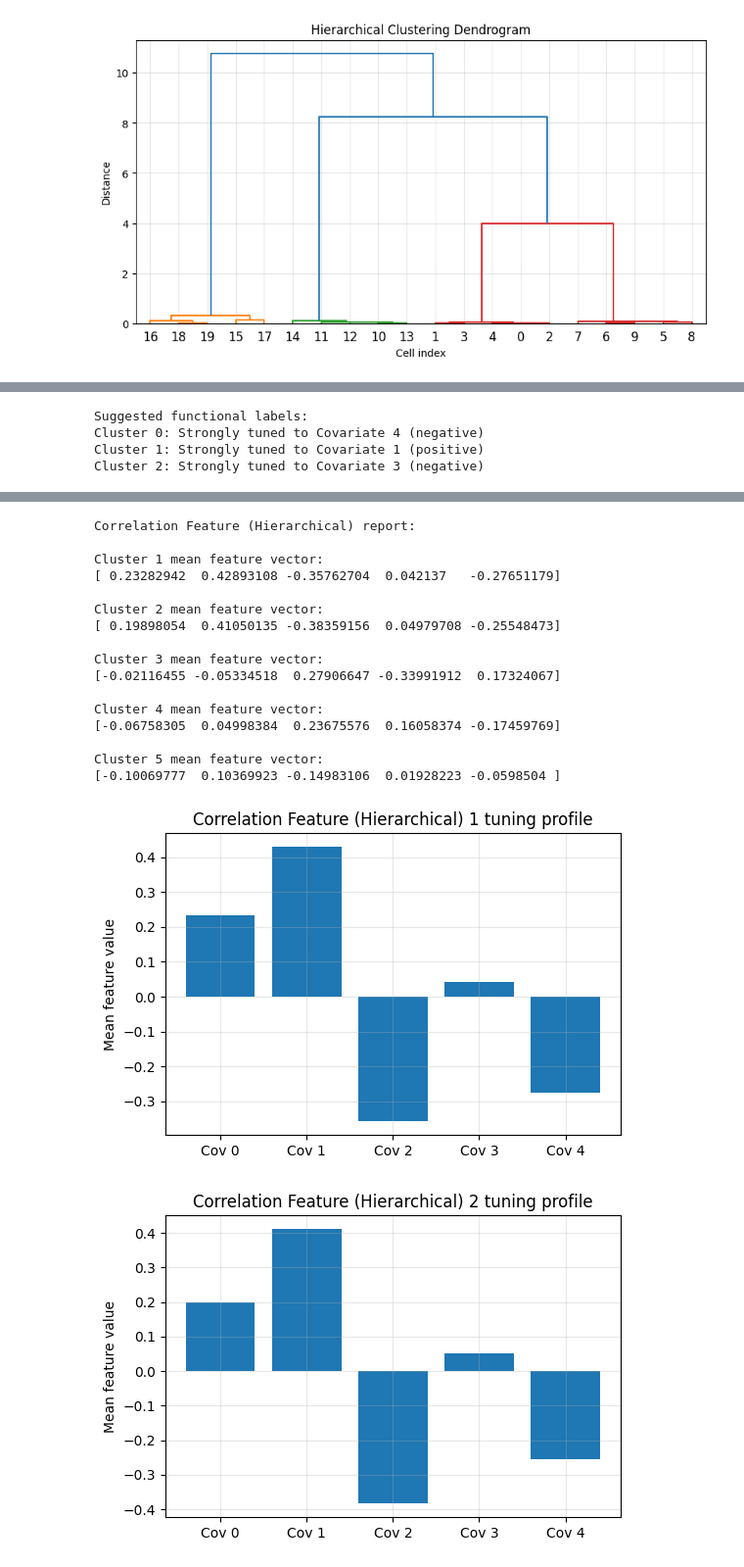
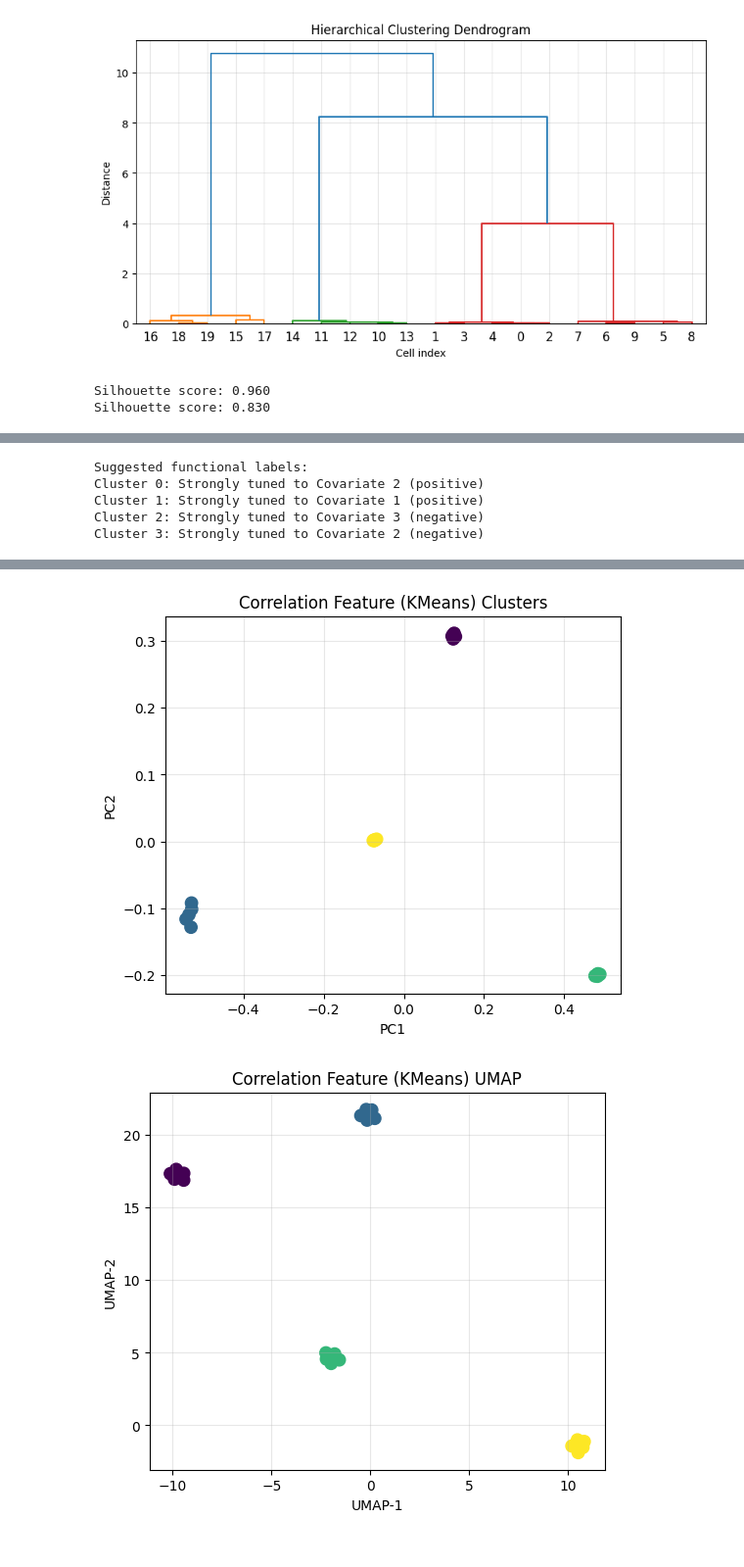
Before and after one commit to shtem/BIOL61230_poisson_neural_net, a Jupyter notebook: data_playbook.ipynb, the cells around one changed output, grey strips where cells are left out. Shown at 98% size. Drawn from its saved outputs; the diff is of its cells as text; code cells hidden in the pictures.

Commit message:
Analsysis so far - clusters represent different test subjects, no useful information based on the simulated data yet

```diff
--- a/data_playbook.ipynb
+++ b/data_playbook.ipynb
@@ -274,6 +291,7 @@ plot_covariates_and_spikes(X, Y, cell_ids, cell_idx=10, trial_idx=10)
 # • 	still see whether some cells respond more strongly to tilt, passive motion, etc.
 # • 	preview of what I'll do with the real dataset later
 
+
 # feature 1 - correlated with each covariate
 def extract_corr_features(X, Y, cell_ids):
     features = []
@@ -281,13 +299,16 @@ def extract_corr_features(X, Y, cell_ids):
         idx = np.where(cell_ids == cell)[0]
         y_cell = Y[idx]
         x_cell = X[:, idx]
-        print(f"Cell {cell}, with index={idx}: x_cell shape {x_cell.shape}, y_cell shape {y_cell.shape}")
+        print(
+            f"Cell {cell}, with index={idx}: x_cell shape {x_cell.shape}, y_cell shape {y_cell.shape}"
+        )
 
         # correlation of each covariate with spike train
-        corr = [np.corrcoef(x_cell[i], y_cell)[0,1] for i in range(X.shape[0])]
+        corr = [np.corrcoef(x_cell[i], y_cell)[0, 1] for i in range(X.shape[0])]
         features.append(corr)
 
     return np.array(features)
+
 
 # feature 2 - poisson GLM weights
 def extract_glm_features(X, Y, cell_ids):
@@ -384,6 +472,7 @@ def suggest_labels(cluster_summaries):
 # %%
-def cluster_report(features, labels, title_prefix="Cluster"):
+def cluster_report(features, labels, cell_ids, title_prefix="Cluster"):
     print(f"\n{title_prefix} report:")
+    cell_cluster_map = print_cluster_membership(labels, cell_ids)
     summaries = summarize_clusters(features, labels)
     plot_cluster_tuning(features, labels, title_prefix)
     suggested = suggest_labels(summaries)
@@ -393,17 +482,25 @@ def cluster_report(features, labels, title_prefix="Cluster"):
         print(f"Cluster {c}: {label}")
 
     plot_clusters(features, labels, f"{title_prefix} Clusters")
+    plot_umap(features, labels, f"{title_prefix} UMAP")
 # %%
+zscore_feats = False
 # Option 1: correlation features
 corr_features = extract_corr_features(X, Y, cell_ids)
-corr_scaled = scale_features(corr_features)
-corr_labels = kmeans_cluster(corr_scaled, n_clusters=3)
+if zscore_feats:
+    corr_scaled = zscore_features_within_subject(corr_features, cell_ids, rec_ids)
+else:
+    corr_scaled = scale_features(corr_features)
+corr_labels = kmeans_cluster(corr_scaled, n_clusters=4)
 corr_labels_2 = hierarchical_cluster(corr_scaled, max_clusters=5)
 
 # Option 2: GLM weight features
 glm_features = extract_glm_features(X, Y, cell_ids)
-glm_scaled = scale_features(glm_features)
-glm_labels = kmeans_cluster(glm_scaled, n_clusters=3)
+if zscore_feats:
+    glm_scaled = zscore_features_within_subject(glm_features, cell_ids, rec_ids)
+else:
+    glm_scaled = scale_features(glm_features)
+glm_labels = kmeans_cluster(glm_scaled, n_clusters=4)
 glm_labels_2 = hierarchical_cluster(glm_scaled, max_clusters=5)
 # %% [output]
 Cell 0.0, with index=[   0    1    2 ... 2997 2998 2999]: x_cell shape (5, 3000), y_cell shape (3000,)
@@ -428,13 +525,23 @@ Cell 48.0, with index=[54000 54001 54002 ... 56997 56998 56999]: x_cell shape (5
 Cell 49.0, with index=[57000 57001 57002 ... 59997 59998 59999]: x_cell shape (5, 3000), y_cell shape (3000,)
 [figure]
 [figure]
+# %%
+km_score = evaluate_clustering(corr_scaled, corr_labels)  # KMeans
+hier_score = evaluate_clustering(corr_scaled, corr_labels_2)  # Hierarchical
+# %% [output]
+Silhouette score: 0.960
+Silhouette score: 0.830
 # %%
 print("Correlation-based clusters:", corr_labels)
-cluster_report(corr_features, corr_labels, "Correlation Feature (KMeans)")
-cluster_report(corr_features, corr_labels_2, "Correlation Feature (Hierarchical)")
+cluster_report(corr_features, corr_labels, cell_ids, "Correlation Feature (KMeans)")
+cluster_report(
+    corr_features, corr_labels_2, cell_ids, "Correlation Feature (Hierarchical)"
+)
 
 
 print("GLM-weight-based clusters:", glm_labels)
-cluster_report(glm_features, glm_labels, "GLM Weight Feature (KMeans)")
-cluster_report(glm_features, glm_labels_2, "GLM Weight Feature (Hierarchical)")
+cluster_report(glm_features, glm_labels, cell_ids, "GLM Weight Feature (KMeans)")
+cluster_report(
+    glm_features, glm_labels_2, cell_ids, "GLM Weight Feature (Hierarchical)"
+)
 # %% [output]
@@ -456,4 +571,5 @@ Cluster 2 mean feature vector:
 Suggested functional labels:
-Cluster 0: Strongly tuned to Covariate 4 (negative)
+Cluster 0: Strongly tuned to Covariate 2 (positive)
 Cluster 1: Strongly tuned to Covariate 1 (positive)
 Cluster 2: Strongly tuned to Covariate 3 (negative)
+Cluster 3: Strongly tuned to Covariate 2 (negative)
@@ -461,18 +576,2 @@ Cluster 2: Strongly tuned to Covariate 3 (negative)
-Correlation Feature (Hierarchical) report:
-
-Cluster 1 mean feature vector:
-[ 0.23282942  0.42893108 -0.35762704  0.042137   -0.27651179]
-
-Cluster 2 mean feature vector:
-[ 0.19898054  0.41050135 -0.38359156  0.04979708 -0.25548473]
-
-Cluster 3 mean feature vector:
-[-0.02116455 -0.05334518  0.27906647 -0.33991912  0.17324067]
-
-Cluster 4 mean feature vector:
-[-0.06758305  0.04998384  0.23675576  0.16058374 -0.17459769]
-
-Cluster 5 mean feature vector:
-[-0.10069777  0.10369923 -0.14983106  0.01928223 -0.0598504 ]
-[figure, old version]
+[figure, new version]
-[figure, old version]
+[figure, new version]
```
Also changed, not shown: parts of 24 cells of this notebook.
